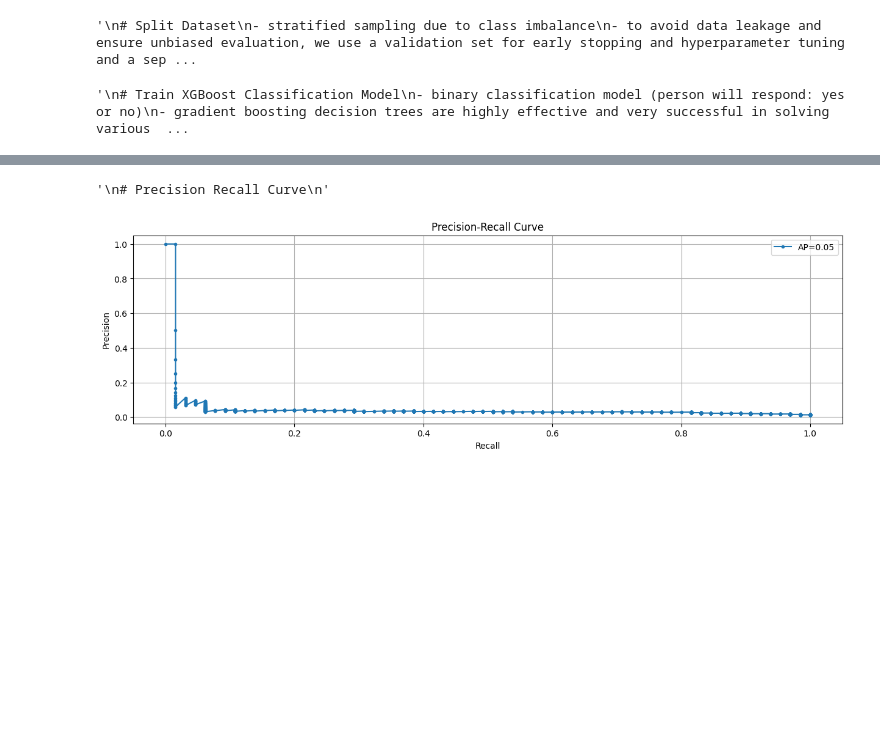
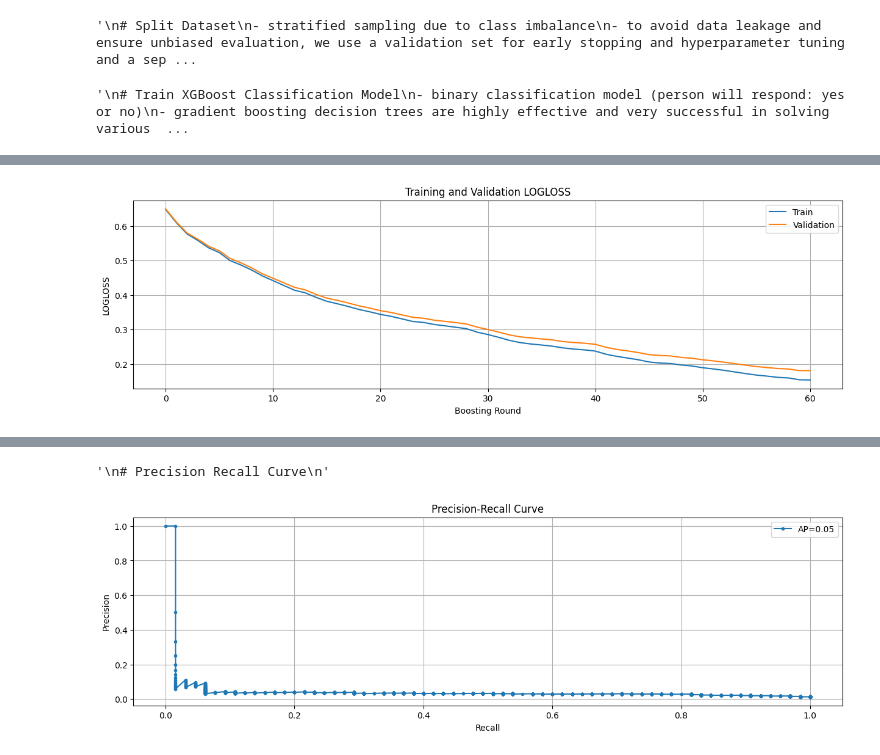
Before and after one commit to PatrickChristoph/udacity_capstone, a Jupyter notebook: src/customer_prediction.ipynb, the cells around one changed output, grey strips where cells are left out. Cells and saved outputs as stored; diff of their text form; code cells hidden in the pictures; blank space fills up the shorter version.

```diff
--- a/src/customer_prediction.ipynb
+++ b/src/customer_prediction.ipynb
@@ -151,0 +181,4 @@ Best iteration: 40
+# %%
+plot_metric(evals_result, "logloss")
+# %% [output]
+[figure, added]
```
Also changed, not shown: parts of 5 cells of this notebook.
